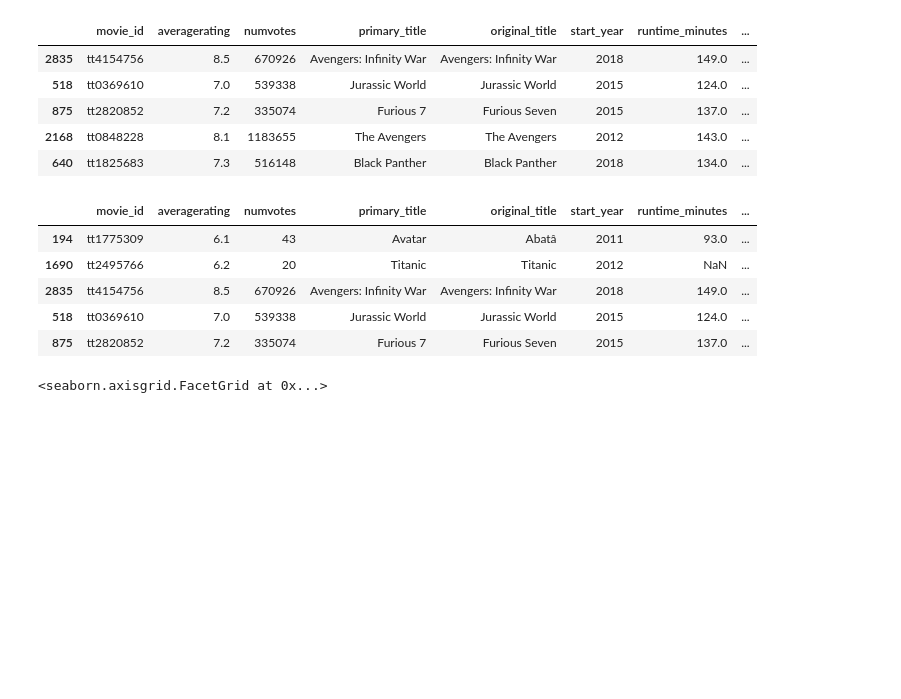
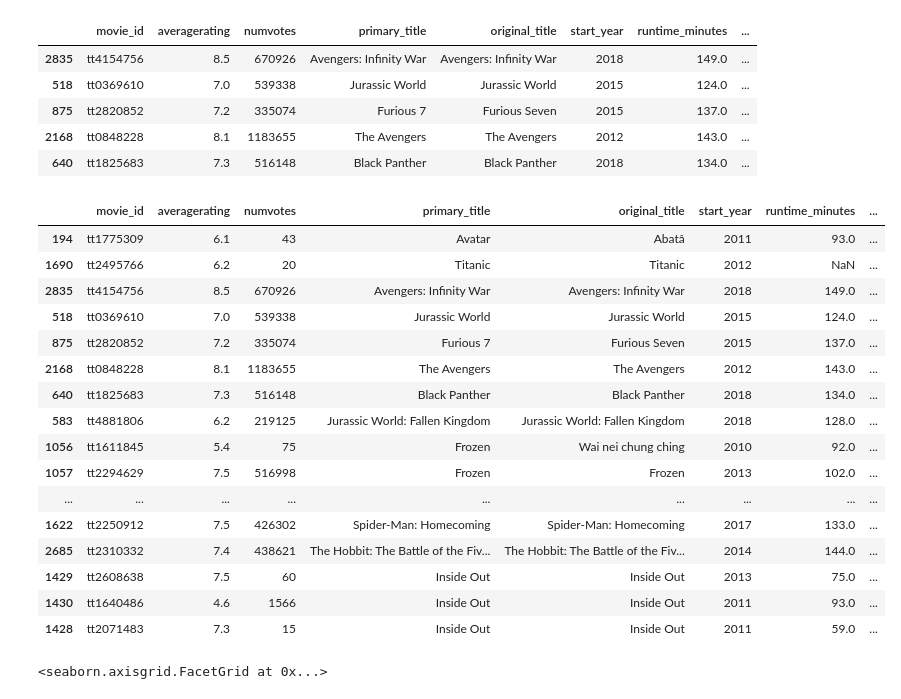
Before and after one commit to Reynch/dsc-phase-2-project-v3, a Jupyter notebook: Reyn.ipynb, the cells around one changed output. Cells and saved outputs as stored; diff of their text form; code cells hidden in the pictures; blank space fills up the shorter version.

```diff
--- a/Reyn.ipynb
+++ b/Reyn.ipynb
@@ -271,14 +271,25 @@ mega_df[mega_df['Action'] == True].head()
 | 2168 | tt0848228 | 8.1 | 1183655 | The Avengers | The Avengers | 2012 | 143.0 | ... |
 | 640 | tt1825683 | 7.3 | 516148 | Black Panther | Black Panther | 2018 | 134.0 | ... |
 # %%
-mega_df.loc[mega_df['production_budget'] > 100000].head()
+mega_df.loc[mega_df['production_budget'] > 100000].head(50)
 # %% [output]
 |  | movie_id | averagerating | numvotes | primary_title | original_title | start_year | runtime_minutes | ... |
 | 194 | tt1775309 | 6.1 | 43 | Avatar | Abatâ | 2011 | 93.0 | ... |
 | 1690 | tt2495766 | 6.2 | 20 | Titanic | Titanic | 2012 | NaN | ... |
 | 2835 | tt4154756 | 8.5 | 670926 | Avengers: Infinity War | Avengers: Infinity War | 2018 | 149.0 | ... |
 | 518 | tt0369610 | 7.0 | 539338 | Jurassic World | Jurassic World | 2015 | 124.0 | ... |
 | 875 | tt2820852 | 7.2 | 335074 | Furious 7 | Furious Seven | 2015 | 137.0 | ... |
+| 2168 | tt0848228 | 8.1 | 1183655 | The Avengers | The Avengers | 2012 | 143.0 | ... |
+| 640 | tt1825683 | 7.3 | 516148 | Black Panther | Black Panther | 2018 | 134.0 | ... |
+| 583 | tt4881806 | 6.2 | 219125 | Jurassic World: Fallen Kingdom | Jurassic World: Fallen Kingdom | 2018 | 128.0 | ... |
+| 1056 | tt1611845 | 5.4 | 75 | Frozen | Wai nei chung ching | 2010 | 92.0 | ... |
+| 1057 | tt2294629 | 7.5 | 516998 | Frozen | Frozen | 2013 | 102.0 | ... |
+| ... | ... | ... | ... | ... | ... | ... | ... | ... |
+| 1622 | tt2250912 | 7.5 | 426302 | Spider-Man: Homecoming | Spider-Man: Homecoming | 2017 | 133.0 | ... |
+| 2685 | tt2310332 | 7.4 | 438621 | The Hobbit: The Battle of the Fiv... | The Hobbit: The Battle of the Fiv... | 2014 | 144.0 | ... |
+| 1429 | tt2608638 | 7.5 | 60 | Inside Out | Inside Out | 2013 | 75.0 | ... |
+| 1430 | tt1640486 | 4.6 | 1566 | Inside Out | Inside Out | 2011 | 93.0 | ... |
+| 1428 | tt2071483 | 7.3 | 15 | Inside Out | Inside Out | 2011 | 59.0 | ... |
 # %%
 sns.lmplot(data = mega_df, x = 'averagerating', y = 'profit')
 # %% [output]
```
Also changed, not shown: parts of 3 cells of this notebook, 2 other files.
